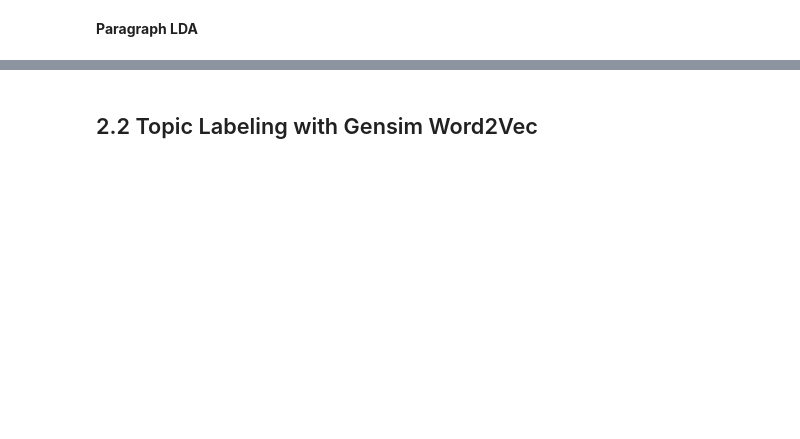
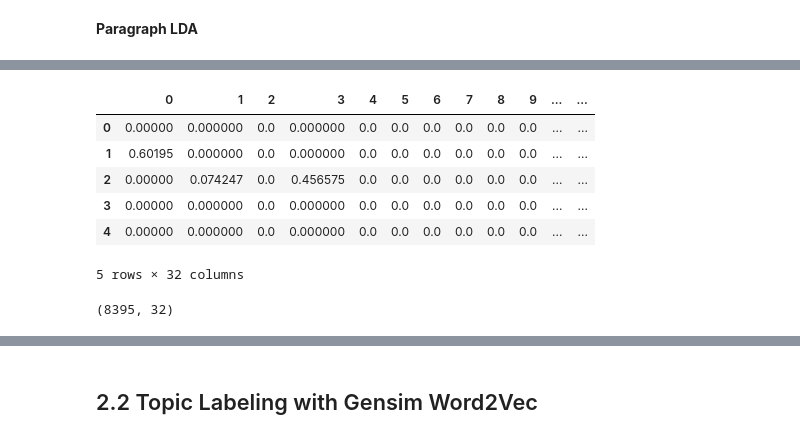
Before and after one commit to twludlow/portfolio-05-capstone-nlp, a Jupyter notebook: 02 - LDA Topic Modeling.ipynb, the cells around one changed output, grey strips where cells are left out. Cells and saved outputs as stored; diff of their text form; code cells hidden in the pictures; blank space fills up the shorter version.

```diff
--- a/02 - LDA Topic Modeling.ipynb
+++ b/02 - LDA Topic Modeling.ipynb
@@ -230,0 +508,2 @@ pyLDAvis.display(lda_display_p)
+# %%
+lda_multi_p = Dictionary.load('./models/lda_multi_p')
@@ -230,0 +534,6 @@ pyLDAvis.display(lda_display_p)
+# %%
+corpus_topic_df_p = pd.DataFrame(columns=[n for n in range(lda_multi_p.num_topics)])
+
+for i, doc in enumerate(lda_multi_p.get_document_topics(tqdm(corpus_p))):
+    for topic, proba in doc:
+        corpus_topic_df_p.loc[i, topic] = proba
@@ -230,0 +552,6 @@ pyLDAvis.display(lda_display_p)
+# %%
+t_corpus_topic_df_s = pd.DataFrame(columns=[n for n in range(lda_multi_s.num_topics)])
+
+for i, doc in enumerate(lda_multi_s.get_document_topics(tqdm(t_corpus_s))):
+    for topic, proba in doc:
+        t_corpus_topic_df_s.loc[i, topic] = proba
@@ -230,0 +560,14 @@ pyLDAvis.display(lda_display_p)
+# %%
+t_corpus_topic_df_s.head()
+# %% [output]
+|  | 0 | 1 | 2 | 3 | 4 | 5 | 6 | 7 | 8 | 9 | ... | ... |
+| 0 | 0.00000 | 0.000000 | 0.0 | 0.000000 | 0.0 | 0.0 | 0.0 | 0.0 | 0.0 | 0.0 | ... | ... |
+| 1 | 0.60195 | 0.000000 | 0.0 | 0.000000 | 0.0 | 0.0 | 0.0 | 0.0 | 0.0 | 0.0 | ... | ... |
+| 2 | 0.00000 | 0.074247 | 0.0 | 0.456575 | 0.0 | 0.0 | 0.0 | 0.0 | 0.0 | 0.0 | ... | ... |
+| 3 | 0.00000 | 0.000000 | 0.0 | 0.000000 | 0.0 | 0.0 | 0.0 | 0.0 | 0.0 | 0.0 | ... | ... |
+| 4 | 0.00000 | 0.000000 | 0.0 | 0.000000 | 0.0 | 0.0 | 0.0 | 0.0 | 0.0 | 0.0 | ... | ... |
+5 rows × 32 columns
+# %%
+t_corpus_topic_df_s.shape
+# %% [output]
+(8395, 32)
```
Also changed, not shown: parts of 115 cells of this notebook, 18 other files.
